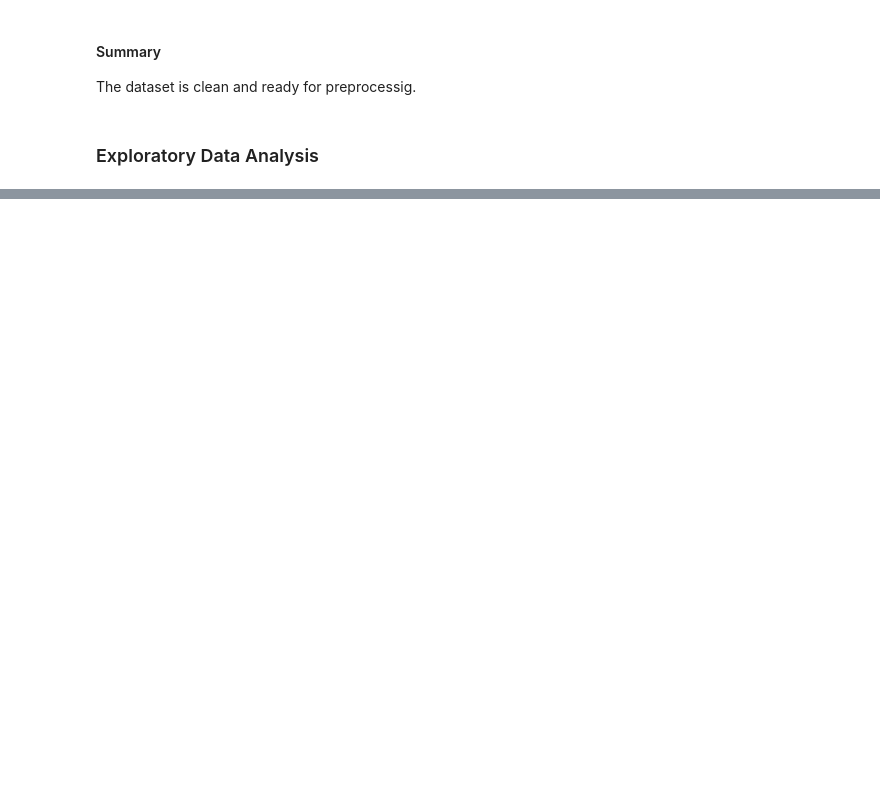
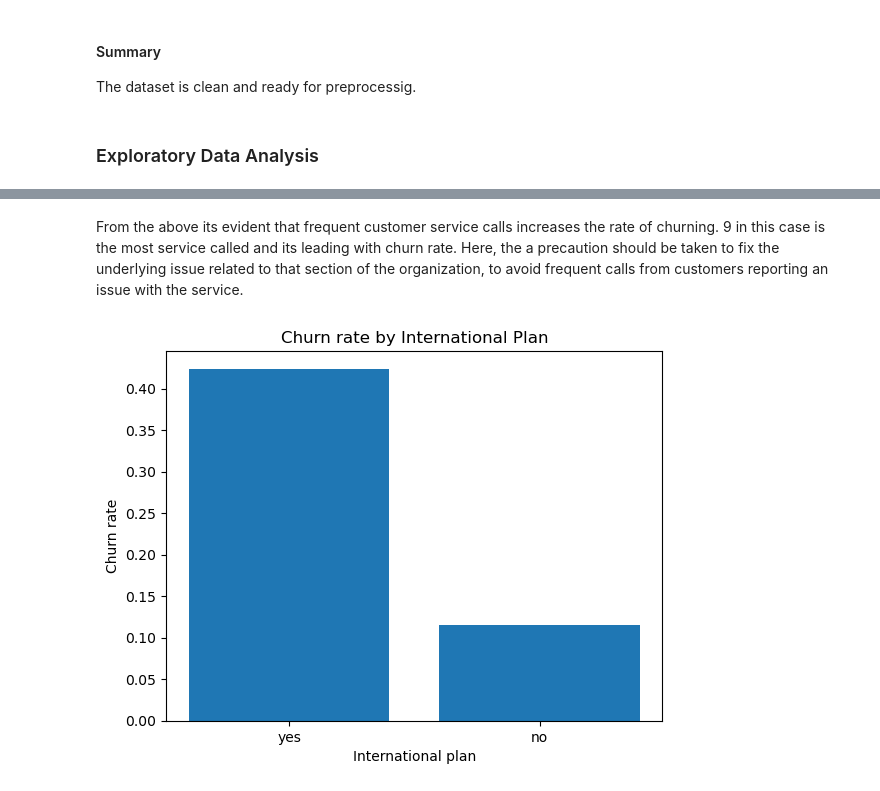
Before and after one commit to Smwangi1/Phase3-Group1-Project, a Jupyter notebook: classification-analysis.ipynb, the cells around one changed output, grey strips where cells are left out. Saved outputs shown, nothing was run; the diff lists cells and outputs as text; code cells hidden in the pictures; blank space fills up the shorter version.

```diff
--- a/classification-analysis.ipynb
+++ b/classification-analysis.ipynb
@@ -262,0 +299,12 @@ sns.countplot(x="churn", data=data)
+# %% [markdown]
+From the above its evident that frequent customer service calls increases the rate of churning. 9 in this case is the most service called and its leading with churn rate. Here, the a precaution should be taken to fix the underlying issue related to that section of the organization, to avoid frequent calls from customers reporting an issue with the service.
+# %%
+#  Visualization churn rate by International Plan
+intl_tbl = churn_rate_by('international plan').reset_index()
+ax = plt.figure().gca()
+ax.bar(intl_tbl['international plan'].astype(str), intl_tbl['churn_rate'])
+ax.set_title('Churn rate by International Plan')
+ax.set_ylabel('Churn rate'); ax.set_xlabel('International plan')
+plt.show()
+# %% [output]
+[figure, added]
```
Also changed, not shown: parts of 34 cells of this notebook.
